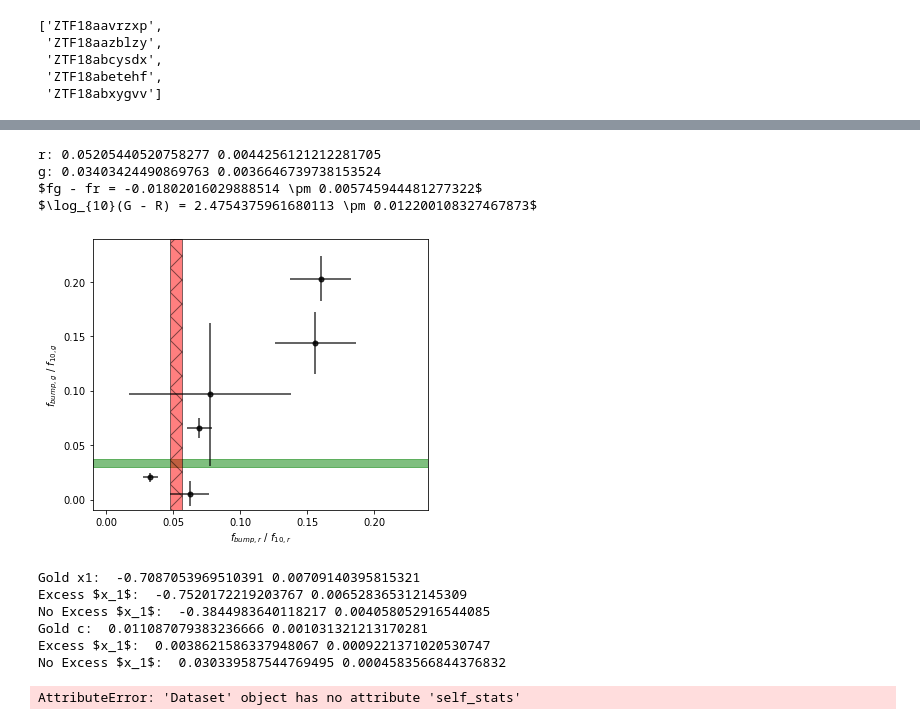
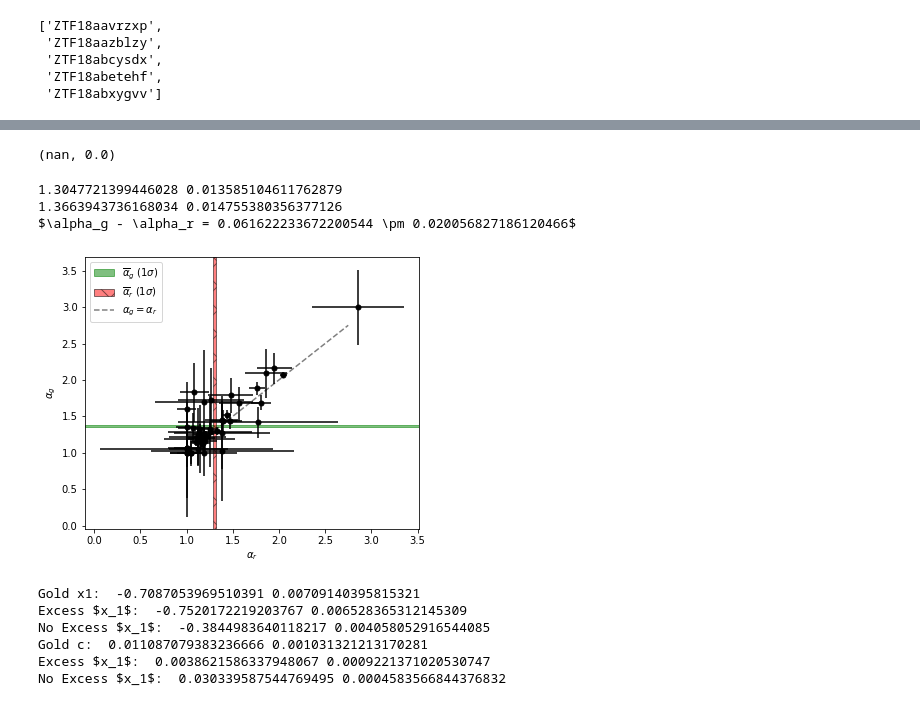
Before and after one commit to Christine8888/earlySN, a Jupyter notebook: Package testing 2.ipynb, the cells around one changed output, grey strips where cells are left out. Drawn from its saved outputs; the diff is of its cells as text; code cells hidden in the pictures.

```diff
--- a/Package testing 2.ipynb
+++ b/Package testing 2.ipynb
@@ -70,2 +54,0 @@ Searching for excess in 89 supernovae
-# %%
-test.load_tiers()
@@ -100,3 +55,18 @@ ZTF18aawjywv
+# %%
+test.gold = ['ZTF18aayjvve',  'ZTF18abcflnz',
+           'ZTF18abucvbf', 'ZTF18abxxssh', ]
+
+test.bronze = ['ZTF18aasdted', 'ZTF18abaxlpi', 'ZTF18abimsyv',
+               'ZTF18abfgygp', 'ZTF18aaxsioa', 'ZTF18abssuxz', 'ZTF18abfhryc',
+             'ZTF18aaslhxt', 'ZTF18aazsabq', 'ZTF18abauprj', ]
+
+test.excess = test.gold + test.bronze
+test.nd = []
+test.gold_nd = ['ZTF18aavrzxp', 'ZTF18aazblzy', 'ZTF18abcysdx', 'ZTF18abetehf', 'ZTF18abxygvv']
+
+for i in test.sn_names:
+    if i not in test.gold and i not in test.bronze:
+        test.nd += [i]
 # %%
 test.gold_nd
 # %% [output]
@@ -129,13 +81,32 @@ stats.norm.pdf()
+# %%
+test.N.loc['ZTF18aayjvve']['N'] = 8
+test.N.loc['ZTF18abcflnz']['N'] = 9
+test.N.loc['ZTF18abucvbf']['N'] = 8
+test.N.loc['ZTF18abxxssh']['N'] = 10
+test.N.loc['ZTF18aaslhxt']['N'] = 8
+test.N.loc['ZTF18aasdted']['N'] = 8
+test.N.loc['ZTF18aaxsioa']['N'] = 7
+test.N.loc['ZTF18aazsabq']['N'] = 8
+test.N.loc['ZTF18abaxlpi']['N'] = 9
+test.N.loc['ZTF18abauprj']['N'] = 12
+test.N.loc['ZTF18abimsyv']['N'] = 9
+test.N.loc['ZTF18abfgygp']['N'] = 9
+test.N.loc['ZTF18abfhryc']['N'] = 11
+test.N.loc['ZTF18abssuxz']['N'] = 4
 # %%
 test.compute_bump_properties()
-# %%
-test.analyze_bump_amps()
-# %% [output]
-r: 0.05205440520758277 0.0044256121212281705
-g: 0.03403424490869763 0.0036646739738153524
-$fg - fr = -0.01802016029888514 \pm 0.005745944481277322$
-$\log_{10}(G - R) = 2.4754375961680113 \pm 0.012200108327467873$
-[figure, removed]
+# %%
+pl_excess = test.pl_params.loc[test.nd].dropna()
+dataset.avg_and_error(pl_excess['alpha_r'], pl_excess['dalpha_r'])
+# %% [output]
+(nan, 0.0)
+# %%
+test.analyze_PL(subset = "all")
+# %% [output]
+1.3047721399446028 0.013585104611762879
+1.3663943736168034 0.014755380356377126
+$\alpha_g - \alpha_r = 0.061622233672200544 \pm 0.020056827186120466$
+[figure, added]
 # %%
 test.compare_fit_params()
 # %% [output]
@@ -150,4 +118,0 @@ test.N.loc['ZTF18abfhryc'] = 8
-# %%
-test.spectral_filter()
-# %% [output]
-AttributeError: 'Dataset' object has no attribute 'self_stats'
```
Also changed, not shown: parts of 10 cells of this notebook, 8 other files.
